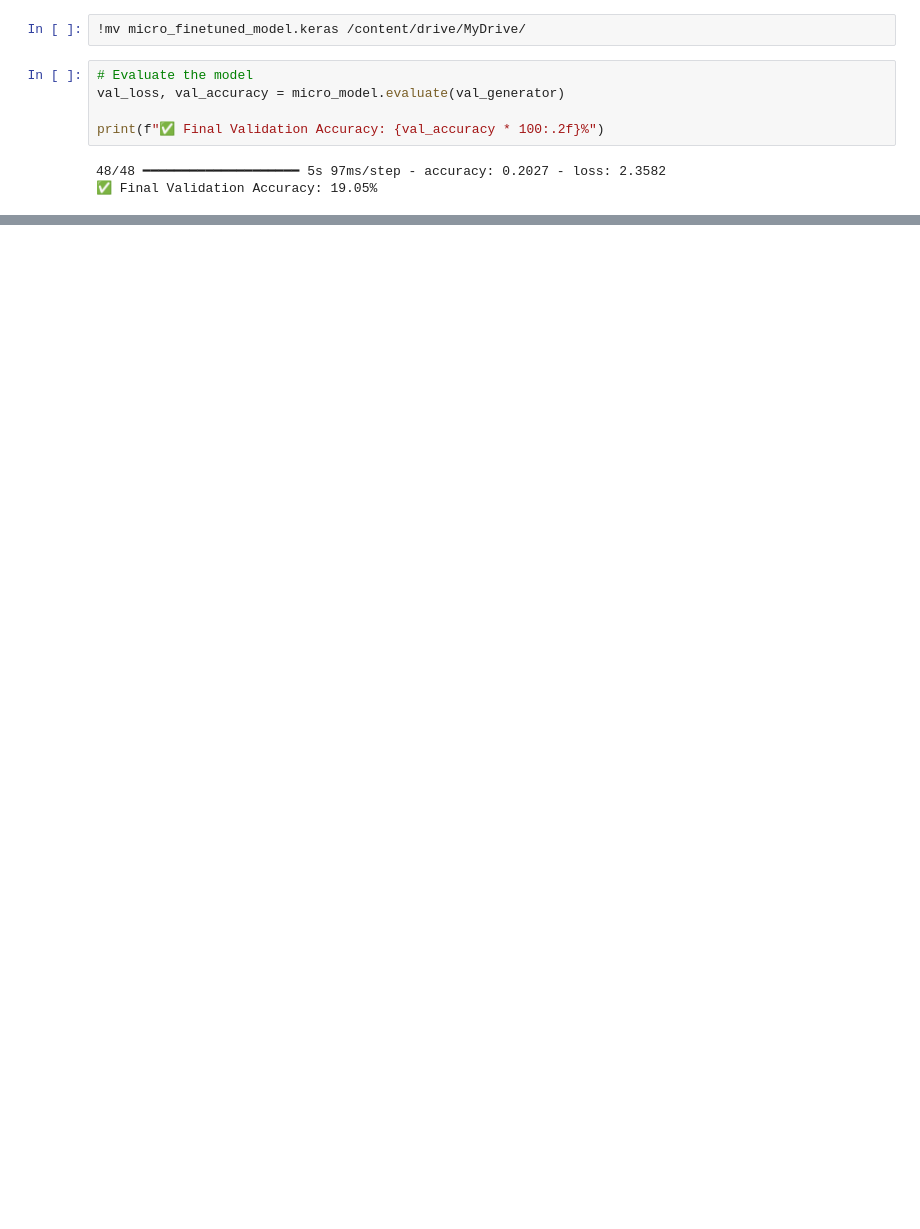
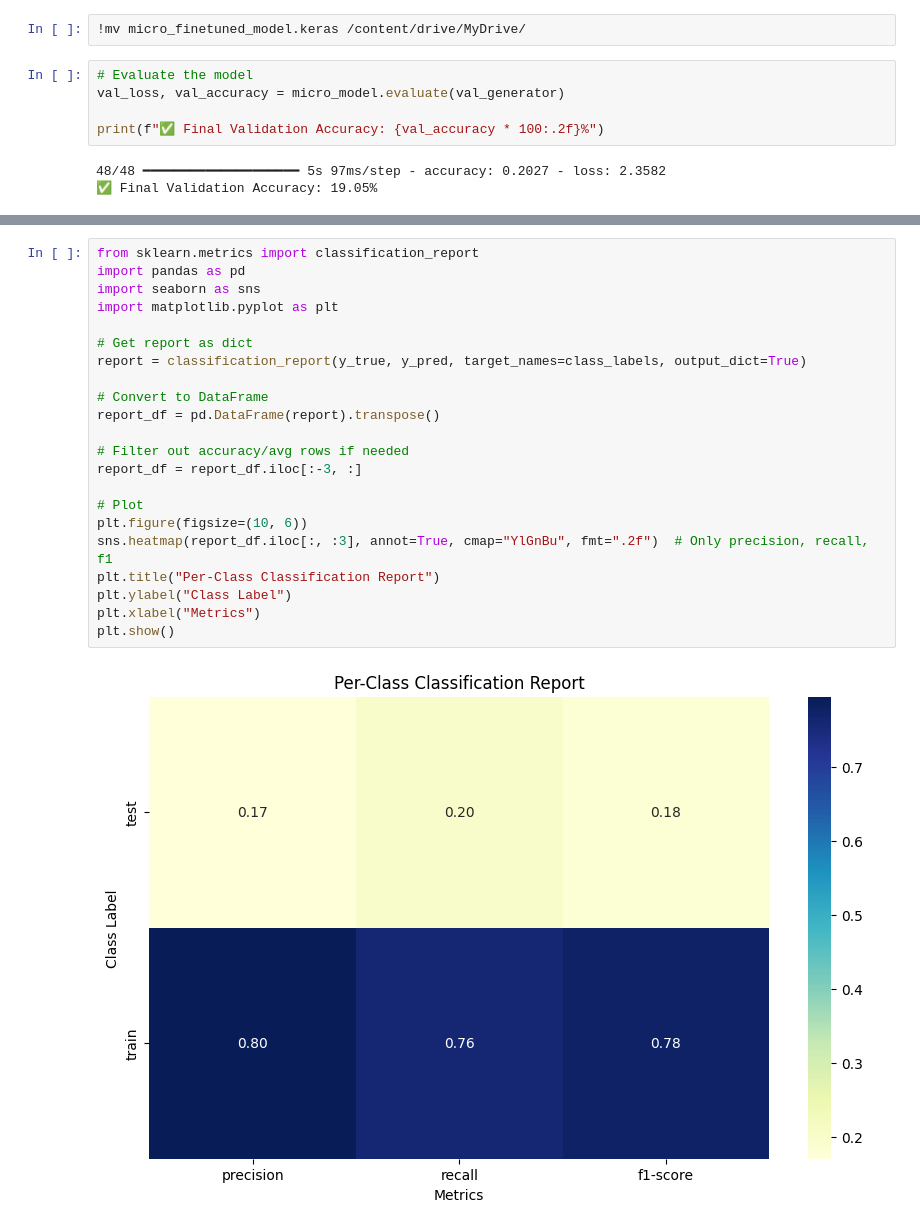
Before and after one commit to dKanikao26/Driver-Safety-Project, a Jupyter notebook: 902_rafdb_Inceptionresnet.ipynb, the cells around one changed output, grey strips where cells are left out. Drawn from its saved outputs; the diff is of its cells as text; blank space fills up the shorter version.

```diff
--- a/902_rafdb_Inceptionresnet.ipynb
+++ b/902_rafdb_Inceptionresnet.ipynb
@@ -405,0 +928,24 @@ print(f"✅ Final Validation Accuracy: {val_accuracy * 100:.2f}%")
+# %%
+from sklearn.metrics import classification_report
+import pandas as pd
+import seaborn as sns
+import matplotlib.pyplot as plt
+
+# Get report as dict
+report = classification_report(y_true, y_pred, target_names=class_labels, output_dict=True)
+
+# Convert to DataFrame
+report_df = pd.DataFrame(report).transpose()
+
+# Filter out accuracy/avg rows if needed
+report_df = report_df.iloc[:-3, :]
+
+# Plot
+plt.figure(figsize=(10, 6))
+sns.heatmap(report_df.iloc[:, :3], annot=True, cmap="YlGnBu", fmt=".2f")  # Only precision, recall, f1
+plt.title("Per-Class Classification Report")
+plt.ylabel("Class Label")
+plt.xlabel("Metrics")
+plt.show()
+# %% [output]
+[figure, added]
```
Also changed, not shown: parts of 39 cells of this notebook.
